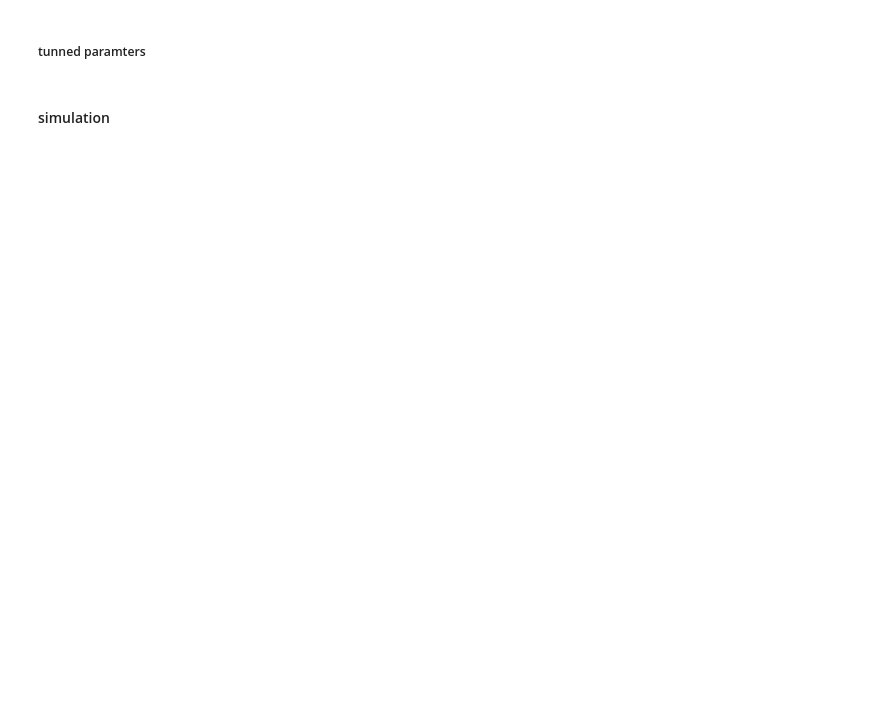
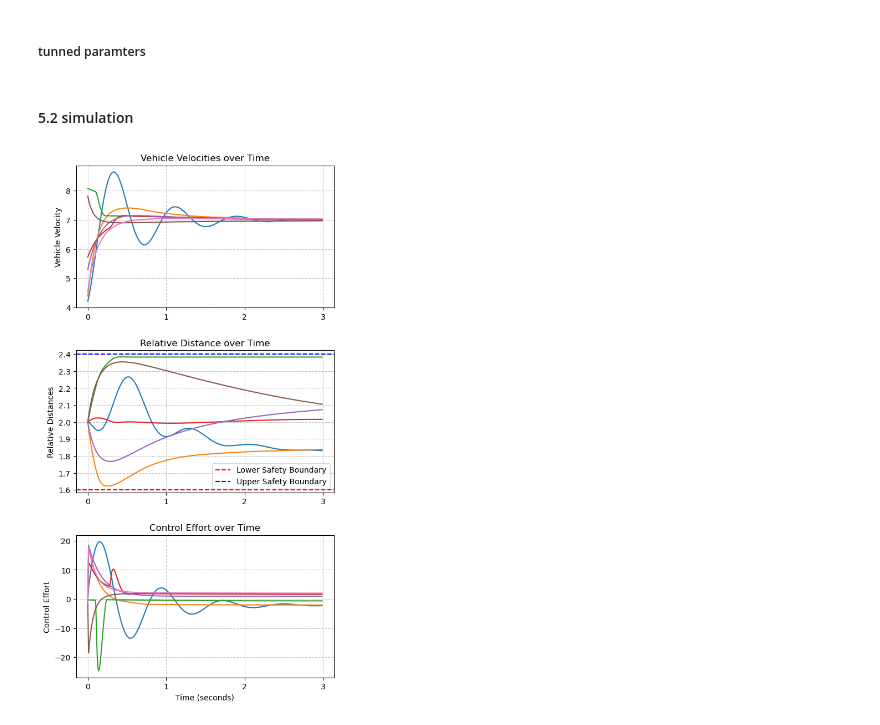
Before and after one commit to linomi/RobustSafeVP, a Jupyter notebook: final.ipynb, the cells around one changed output. Saved outputs shown, nothing was run; the diff lists cells and outputs as text; code cells hidden in the pictures; blank space fills up the shorter version.

```diff
--- a/final.ipynb
+++ b/final.ipynb
@@ -553,5 +579,5 @@ plt.show()
 # %%
 lb =np.ones(2*n+2)
-ub = 1000*np.ones(2*n+2)
+ub = 100*np.ones(2*n+2)
 graph.set_mode('optimization')
-pso(graph.update, lb, ub,swarmsize=100,maxiter=150,debug=True,phig=0.3,phip=0.8,minstep=1e-11,minfunc=1e-11)
+p,f = pso(graph.update, lb, ub,swarmsize=10,maxiter=10,debug=True,phig=0.4,phip=0.7,minstep=1e-11,minfunc=1e-11)
@@ -571,50 +643,9 @@ U,relative_d,velocities = graph.update(  [7.05231545,  70.23290756,  55.22709498
 # %% [markdown]
-#### simulation
+#### 5.2 simulation
 # %%
-import seaborn as sns
-from datetime import datetime
 
-# Set style
-sns.set_style("whitegrid")
-plt.rcParams.update({'font.size': 12})
-
-# Create figure
-fig = plt.figure(figsize=(20, 6))
-fig.suptitle('Vehicle Control System Analysis', fontsize=16, y=1.05)
-
-# Color palette
-colors = sns.color_palette("husl", n_colors=n)
-
-# Subplot 1: Vehicle Velocities
-plt.subplot(1, 3, 1)
-plt.plot(velocities[:,:].T, linewidth=1.5, alpha=0.7)
-plt.xlabel('Time Steps (×0.02 seconds)', fontweight='bold')
-plt.ylabel('Vehicle Velocity', fontweight='bold')
-plt.title('Vehicle Velocities over Time', pad=20)
-plt.grid(True, linestyle='--', alpha=0.7)
-
-# Subplot 2: Relative Distances
-plt.subplot(1, 3, 2)
-plt.plot(relative_d[:,:].T, linewidth=1.5, alpha=0.7)
-plt.axhline(y=1.5, color='red', linestyle='--', label='Safety Boundary', linewidth=2)
-plt.legend(loc='upper right', frameon=True, fancybox=True, shadow=True)
-plt.xlabel('Time Steps (×0.02 seconds)', fontweight='bold')
-plt.ylabel('Relative Distances', fontweight='bold')
-plt.title('Relative Distance over Time', pad=20)
-plt.grid(True, linestyle='--', alpha=0.7)
-
-# Subplot 3: Control Effort
-plt.subplot(1, 3, 3)
-plt.plot(U[:,:].T, linewidth=1.5, alpha=0.7)
-plt.xlabel('Time Steps (×0.02 seconds)', fontweight='bold')
-plt.ylabel('Control Effort', fontweight='bold')
-plt.title('Control Effort over Time', pad=20)
-plt.grid(True, linestyle='--', alpha=0.7)
-
-# Add timestamp
-timestamp = datetime.now().strftime('%Y-%m-%d %H:%M:%S')
-plt.figtext(0.99, 0.01, f'Generated: {timestamp}', ha='right', va='bottom', fontsize=8)
-
-# Adjust layout
-plt.tight_layout()
-plt.show()
+lb = 1.6
+ub = 2.4
+plot_vehicle_control_analysis(velocities, relative_d, U, delta_t=delta_t,steps=steps,lb=lb,ub=ub)
+# %% [output]
+[figure, added]
```
Also changed, not shown: parts of 24 cells of this notebook.
